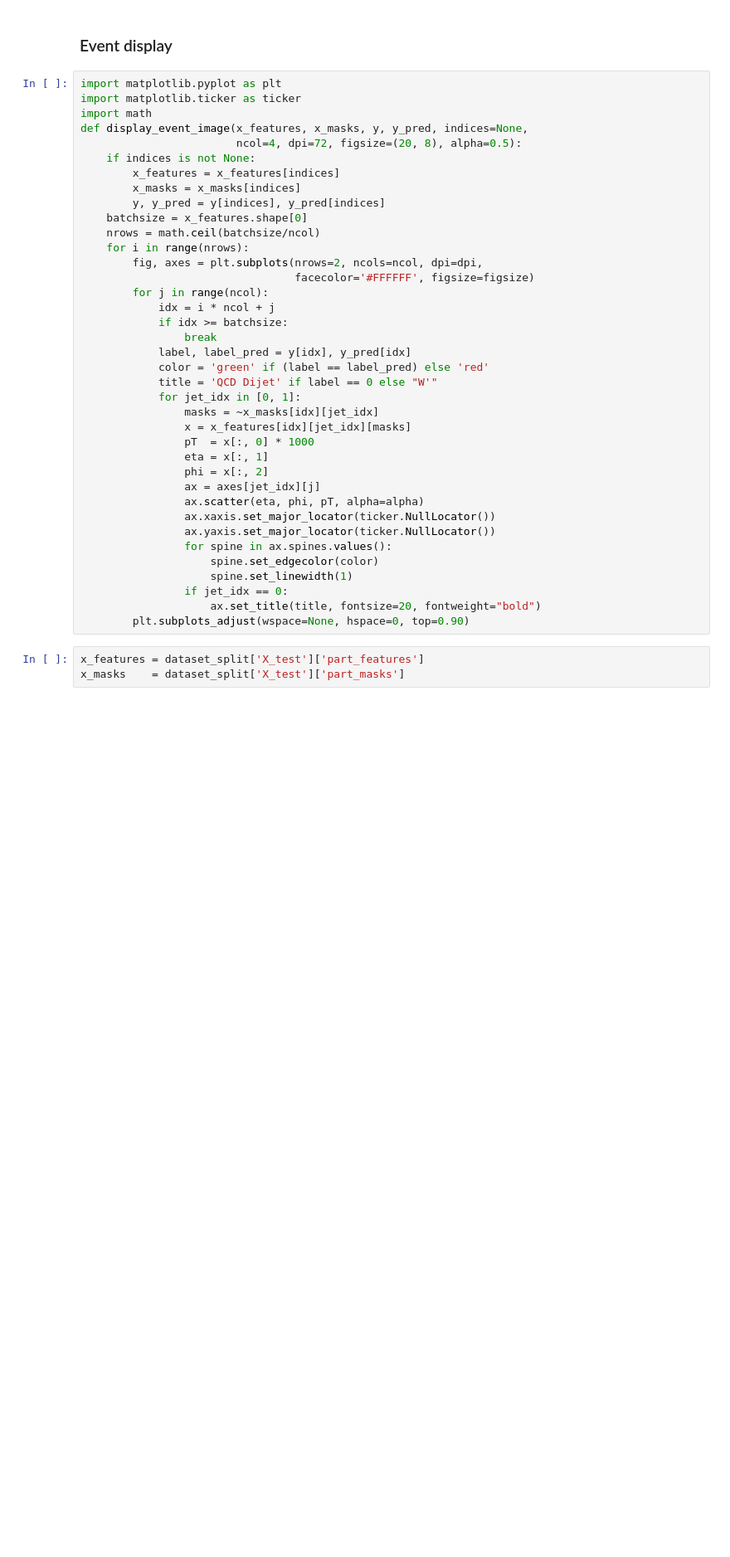
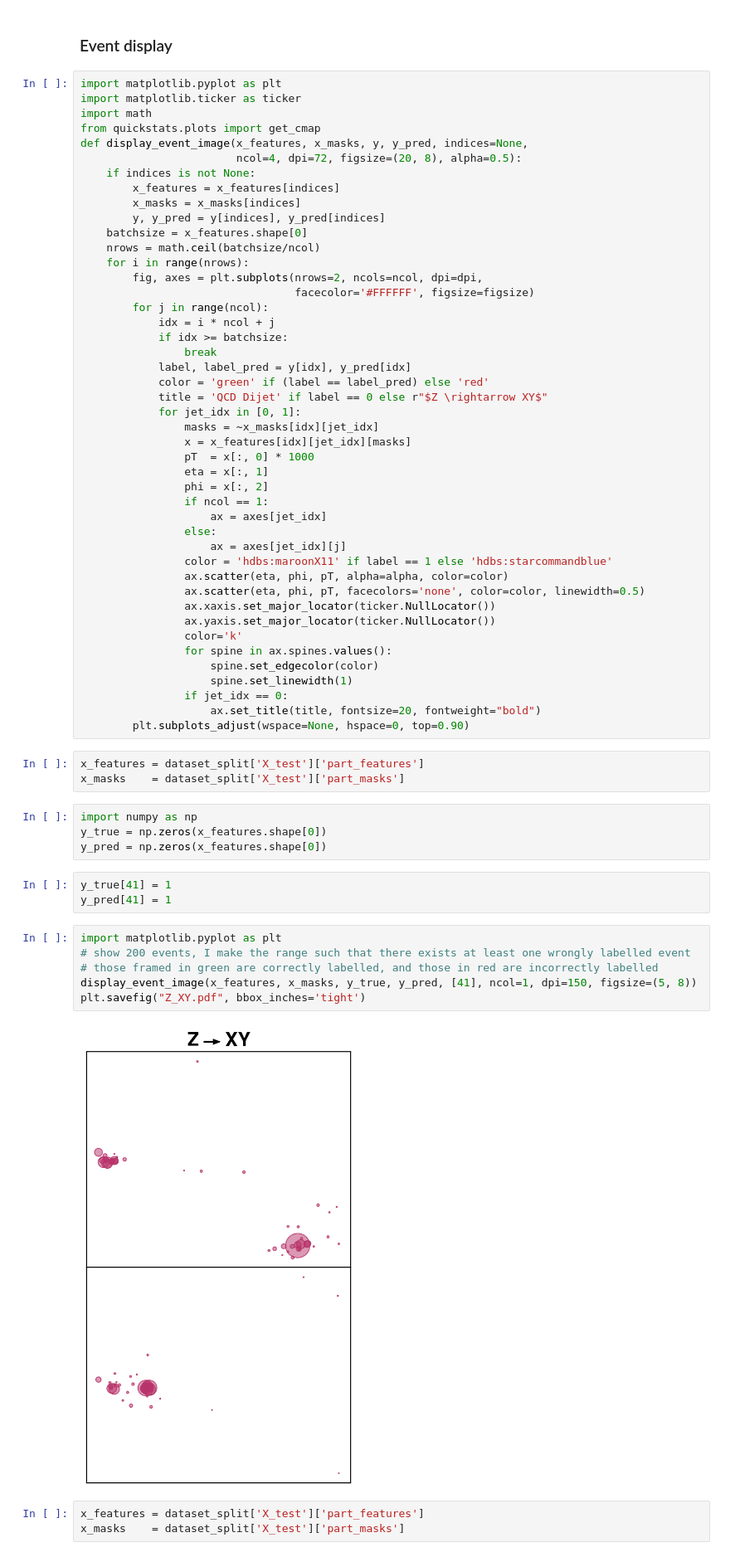
Before and after one commit to AlkaidCheng/anomaly_detection, a Jupyter notebook: notebooks/N02A-FullySupervisedTraining-LowLevel.ipynb, the cells around one changed output. Shown at 83% size. Saved outputs shown, nothing was run; the diff lists cells and outputs as text; blank space fills up the shorter version.

Commit message:
add tutorial notebooks for fully supervised parametric training and update existing notebooks

```diff
--- a/notebooks/N02-FullySupervisedTrainingLowLevel.ipynb
+++ b/notebooks/N02A-FullySupervisedTraining-LowLevel.ipynb
@@ -693,6 +700,7 @@ ax.fill_between(tpr_manual, roc_std[0], roc_std[1], color='rust', alpha=0.3)
 import matplotlib.pyplot as plt
 import matplotlib.ticker as ticker
 import math
+from quickstats.plots import get_cmap
 def display_event_image(x_features, x_masks, y, y_pred, indices=None,
                         ncol=4, dpi=72, figsize=(20, 8), alpha=0.5):
     if indices is not None:
@@ -710,23 +718,47 @@ def display_event_image(x_features, x_masks, y, y_pred, indices=None,
                 break
             label, label_pred = y[idx], y_pred[idx]
             color = 'green' if (label == label_pred) else 'red'
-            title = 'QCD Dijet' if label == 0 else "W'"
+            title = 'QCD Dijet' if label == 0 else r"$Z \rightarrow XY$"
             for jet_idx in [0, 1]:
                 masks = ~x_masks[idx][jet_idx]
                 x = x_features[idx][jet_idx][masks]
                 pT  = x[:, 0] * 1000
                 eta = x[:, 1]
                 phi = x[:, 2]
-                ax = axes[jet_idx][j]
-                ax.scatter(eta, phi, pT, alpha=alpha)
+                if ncol == 1:
+                    ax = axes[jet_idx]
+                else:
+                    ax = axes[jet_idx][j]
+                color = 'hdbs:maroonX11' if label == 1 else 'hdbs:starcommandblue'
+                ax.scatter(eta, phi, pT, alpha=alpha, color=color)
+                ax.scatter(eta, phi, pT, facecolors='none', color=color, linewidth=0.5)
                 ax.xaxis.set_major_locator(ticker.NullLocator())
                 ax.yaxis.set_major_locator(ticker.NullLocator())
+                color='k'
                 for spine in ax.spines.values():
                     spine.set_edgecolor(color)
                     spine.set_linewidth(1)
                 if jet_idx == 0:
                     ax.set_title(title, fontsize=20, fontweight="bold")
         plt.subplots_adjust(wspace=None, hspace=0, top=0.90)
+# %%
+x_features = dataset_split['X_test']['part_features']
+x_masks    = dataset_split['X_test']['part_masks']
+# %%
+import numpy as np
+y_true = np.zeros(x_features.shape[0])
+y_pred = np.zeros(x_features.shape[0])
+# %%
+y_true[41] = 1
+y_pred[41] = 1
+# %%
+import matplotlib.pyplot as plt
+# show 200 events, I make the range such that there exists at least one wrongly labelled event
+# those framed in green are correctly labelled, and those in red are incorrectly labelled
+display_event_image(x_features, x_masks, y_true, y_pred, [41], ncol=1, dpi=150, figsize=(5, 8))
+plt.savefig("Z_XY.pdf", bbox_inches='tight')
+# %% [output]
+[figure, added]
 # %%
 x_features = dataset_split['X_test']['part_features']
 x_masks    = dataset_split['X_test']['part_masks']
```
Also changed, not shown: parts of 13 cells of this notebook, 9 other files.
